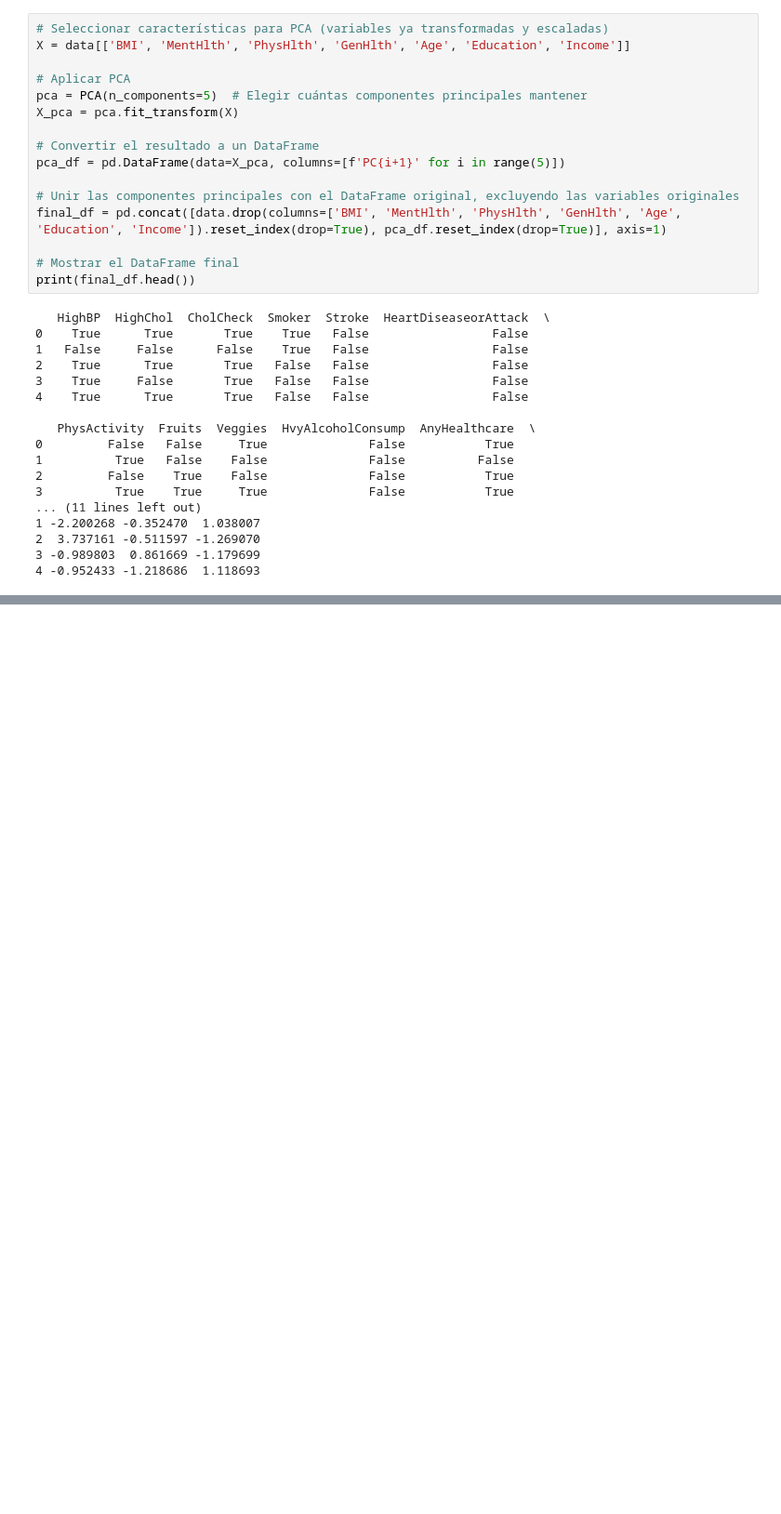
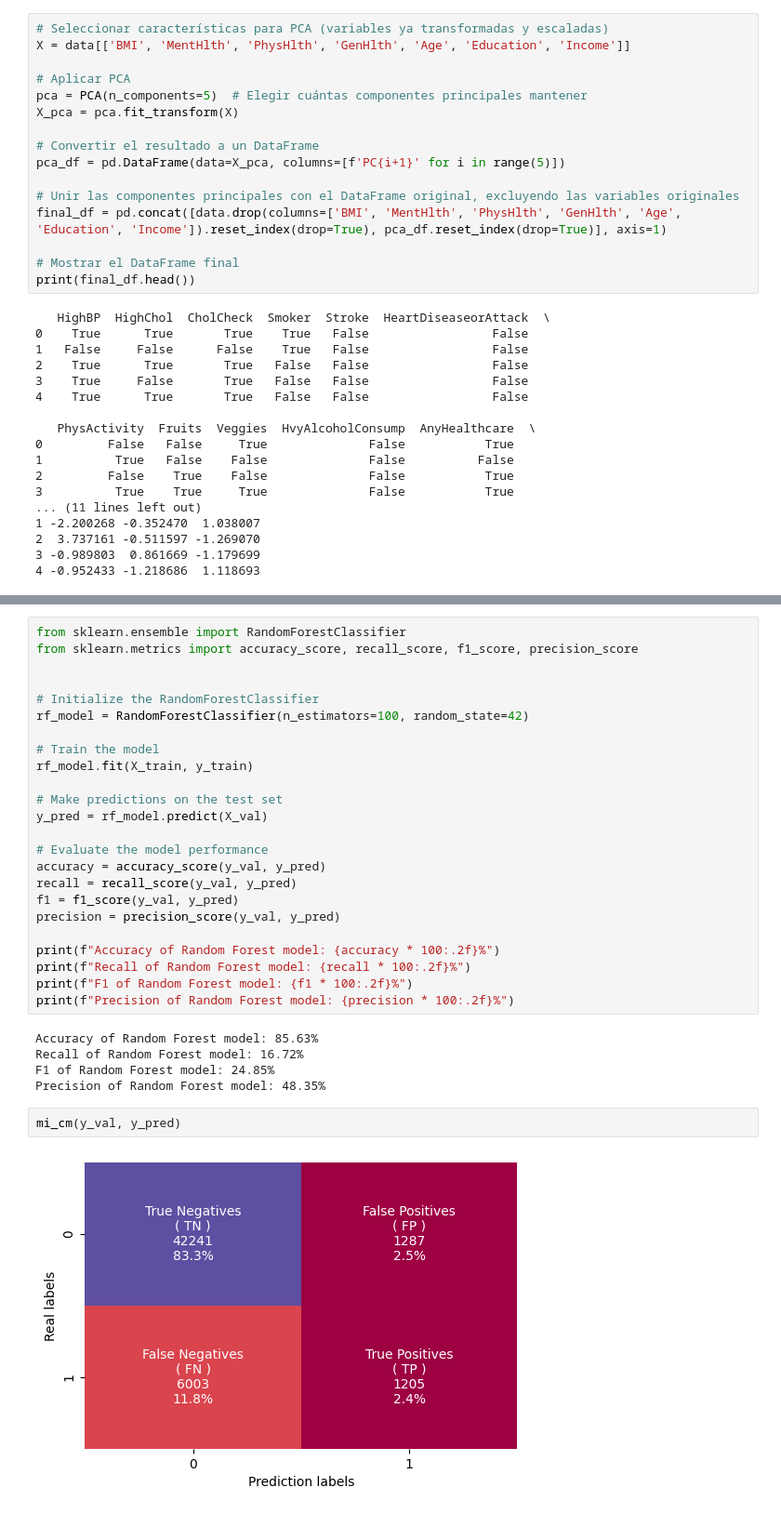
Before and after one commit to a-bautista/mlops_basics, a Jupyter notebook: MLOps_Fase1.ipynb, the cells around one changed output, grey strips where cells are left out. Shown at 93% size. Drawn from its saved outputs; the diff is of its cells as text; blank space fills up the shorter version.

```diff
--- a/MLOps_Fase1.ipynb
+++ b/MLOps_Fase1.ipynb
@@ -533,0 +774,33 @@ print(final_df.head())
+# %%
+from sklearn.ensemble import RandomForestClassifier
+from sklearn.metrics import accuracy_score, recall_score, f1_score, precision_score
+
+
+# Initialize the RandomForestClassifier
+rf_model = RandomForestClassifier(n_estimators=100, random_state=42)
+
+# Train the model
+rf_model.fit(X_train, y_train)
+
+# Make predictions on the test set
+y_pred = rf_model.predict(X_val)
+
+# Evaluate the model performance
+accuracy = accuracy_score(y_val, y_pred)
+recall = recall_score(y_val, y_pred)
+f1 = f1_score(y_val, y_pred)
+precision = precision_score(y_val, y_pred)
+
+print(f"Accuracy of Random Forest model: {accuracy * 100:.2f}%")
+print(f"Recall of Random Forest model: {recall * 100:.2f}%")
+print(f"F1 of Random Forest model: {f1 * 100:.2f}%")
+print(f"Precision of Random Forest model: {precision * 100:.2f}%")
+# %% [output]
+Accuracy of Random Forest model: 85.63%
+Recall of Random Forest model: 16.72%
+F1 of Random Forest model: 24.85%
+Precision of Random Forest model: 48.35%
+# %%
+mi_cm(y_val, y_pred)
+# %% [output]
+[figure, added]
```
Also changed, not shown: parts of 35 cells of this notebook, 1 other file.
